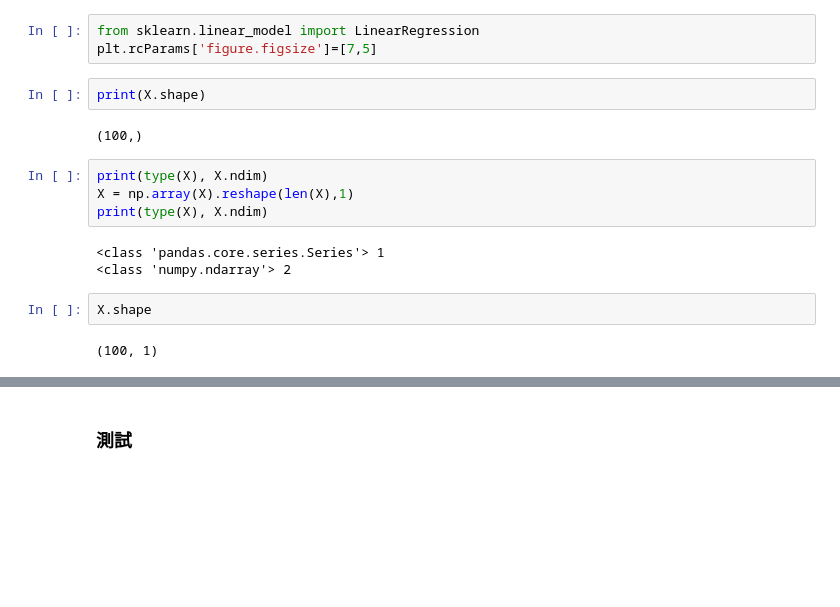
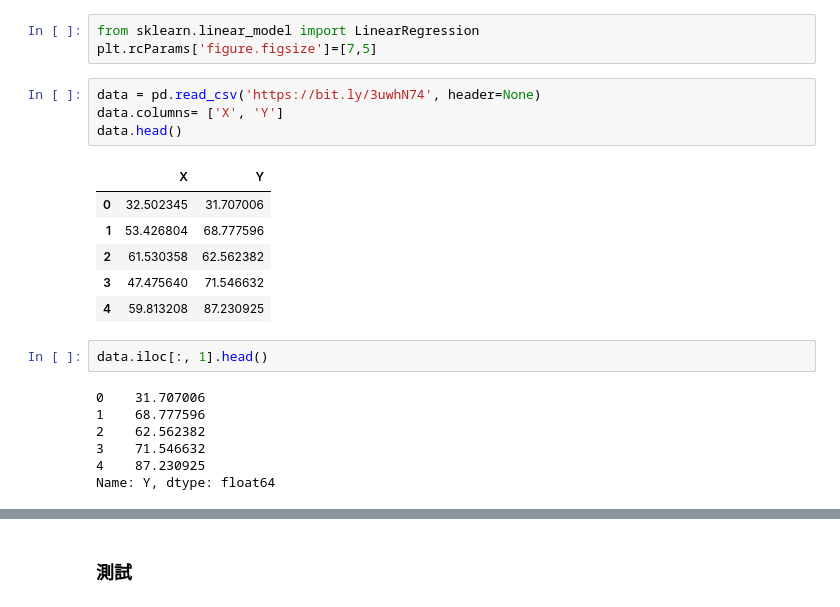
Before and after one commit to th0041/Machine-Learning-Code, a Jupyter notebook: Regression迴歸模型_1.ipynb, the cells around one changed output, grey strips where cells are left out. Drawn from its saved outputs; the diff is of its cells as text; blank space fills up the shorter version.

```diff
--- a/Regression迴歸模型_1.ipynb
+++ b/Regression迴歸模型_1.ipynb
@@ -198,18 +199,23 @@ plt.savefig('./images/linearRegression2.png')
 # %%
 from sklearn.linear_model import LinearRegression
 plt.rcParams['figure.figsize']=[7,5]
-# %%
-print(X.shape)
-# %% [output]
-(100,)
-# %%
-print(type(X), X.ndim)
-X = np.array(X).reshape(len(X),1)
-print(type(X), X.ndim)
-# %% [output]
-<class 'pandas.core.series.Series'> 1
-<class 'numpy.ndarray'> 2
-# %%
-X.shape
-# %% [output]
-(100, 1)
+# %%
+data = pd.read_csv('https://bit.ly/3uwhN74', header=None)
+data.columns= ['X', 'Y']
+data.head()
+# %% [output]
+|  | X | Y |
+| 0 | 32.502345 | 31.707006 |
+| 1 | 53.426804 | 68.777596 |
+| 2 | 61.530358 | 62.562382 |
+| 3 | 47.475640 | 71.546632 |
+| 4 | 59.813208 | 87.230925 |
+# %%
+data.iloc[:, 1].head()
+# %% [output]
+0    31.707006
+1    68.777596
+2    62.562382
+3    71.546632
+4    87.230925
+Name: Y, dtype: float64
```
Also changed, not shown: parts of 32 cells of this notebook.
